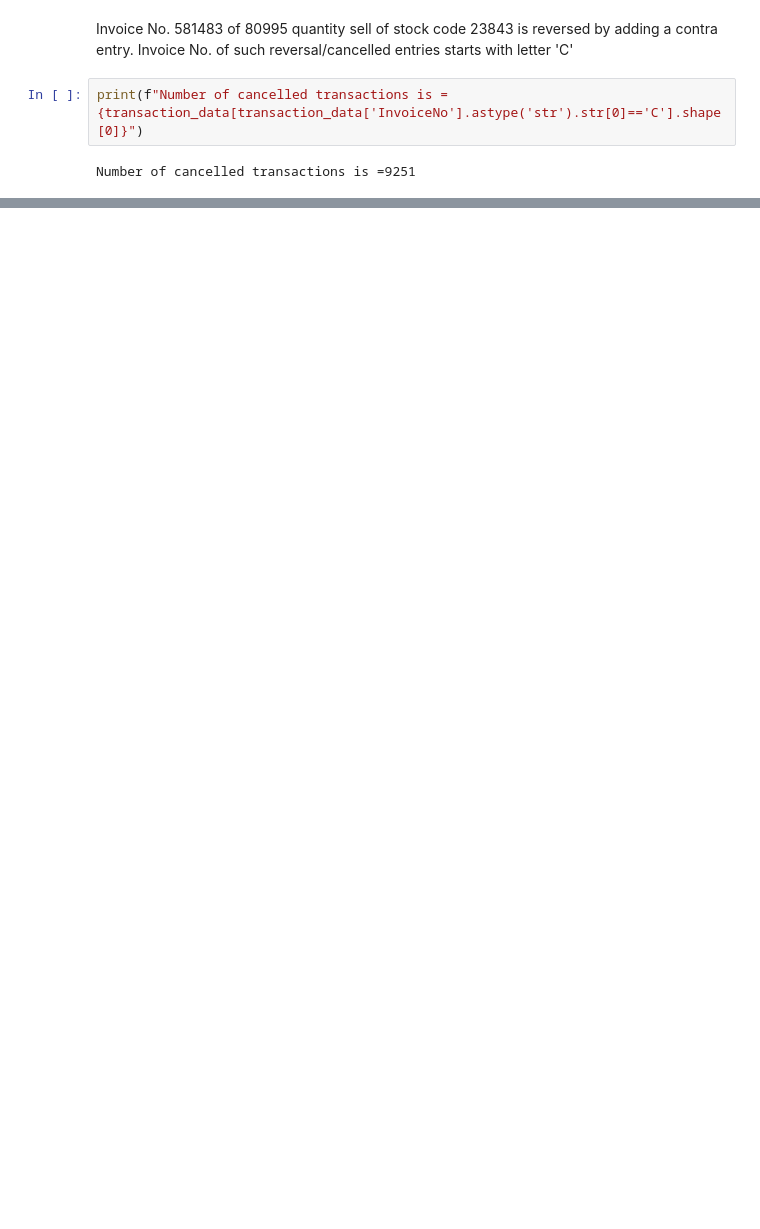
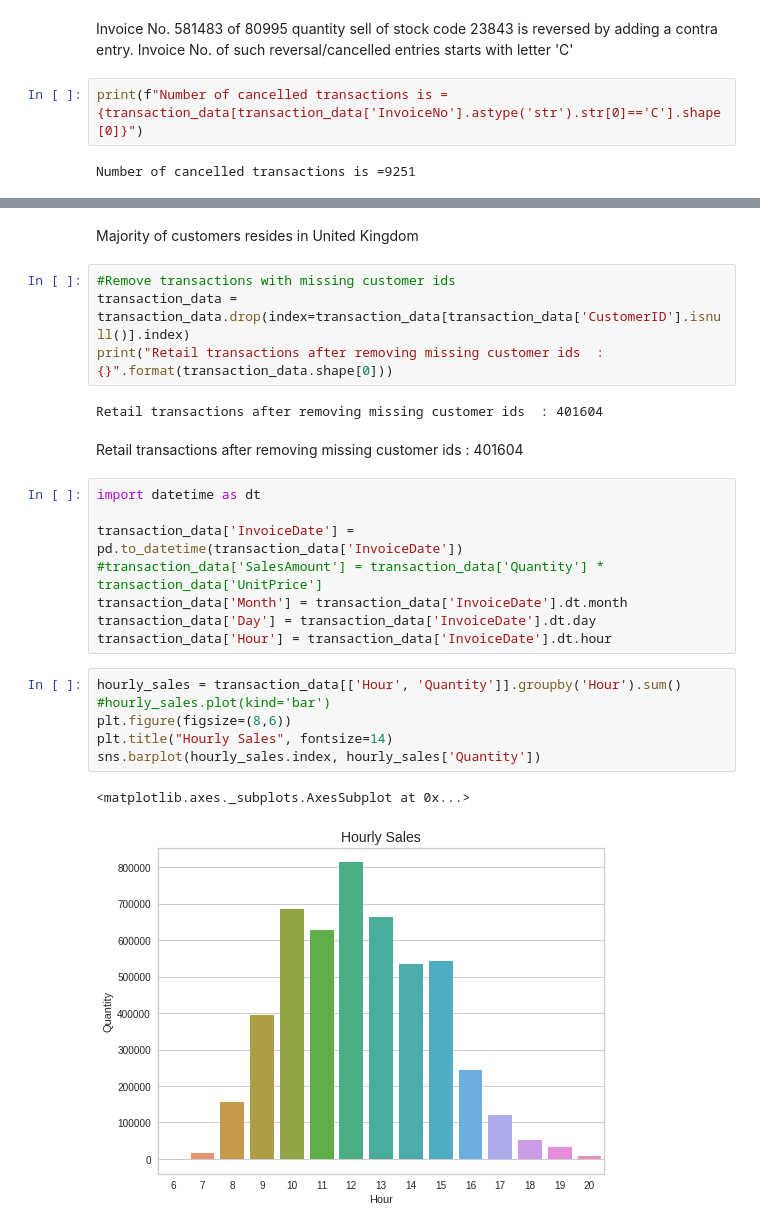
Before and after one commit to omkar123katare/Capstone_4_Netflicks_movies_and_TV_shoes_clustering, a Jupyter notebook: Online_Retail_Customer_Segmentation_Capstone_Project.ipynb, the cells around one changed output, grey strips where cells are left out. Drawn from its saved outputs; the diff is of its cells as text; blank space fills up the shorter version.

Commit message:
Data Exploration

```diff
--- a/Online_Retail_Customer_Segmentation_Capstone_Project.ipynb
+++ b/Online_Retail_Customer_Segmentation_Capstone_Project.ipynb
@@ -205,0 +283,27 @@ Number of cancelled transactions is =9251
+# %% [markdown]
+Majority of customers resides in United Kingdom
+# %%
+#Remove transactions with missing customer ids
+transaction_data = transaction_data.drop(index=transaction_data[transaction_data['CustomerID'].isnull()].index)
+print("Retail transactions after removing missing customer ids  : {}".format(transaction_data.shape[0]))
+# %% [output]
+Retail transactions after removing missing customer ids  : 401604
+# %% [markdown]
+Retail transactions after removing missing customer ids  : 401604
+# %%
+import datetime as dt
+
+transaction_data['InvoiceDate'] = pd.to_datetime(transaction_data['InvoiceDate'])
+#transaction_data['SalesAmount'] = transaction_data['Quantity'] * transaction_data['UnitPrice']
+transaction_data['Month'] = transaction_data['InvoiceDate'].dt.month
+transaction_data['Day'] = transaction_data['InvoiceDate'].dt.day
+transaction_data['Hour'] = transaction_data['InvoiceDate'].dt.hour
+# %%
+hourly_sales = transaction_data[['Hour', 'Quantity']].groupby('Hour').sum()
+#hourly_sales.plot(kind='bar')
+plt.figure(figsize=(8,6))
+plt.title("Hourly Sales", fontsize=14)
+sns.barplot(hourly_sales.index, hourly_sales['Quantity'])
+# %% [output]
+<matplotlib.axes._subplots.AxesSubplot at 0x...>
+[figure, added]
```
Also changed, not shown: parts of 15 cells of this notebook.
